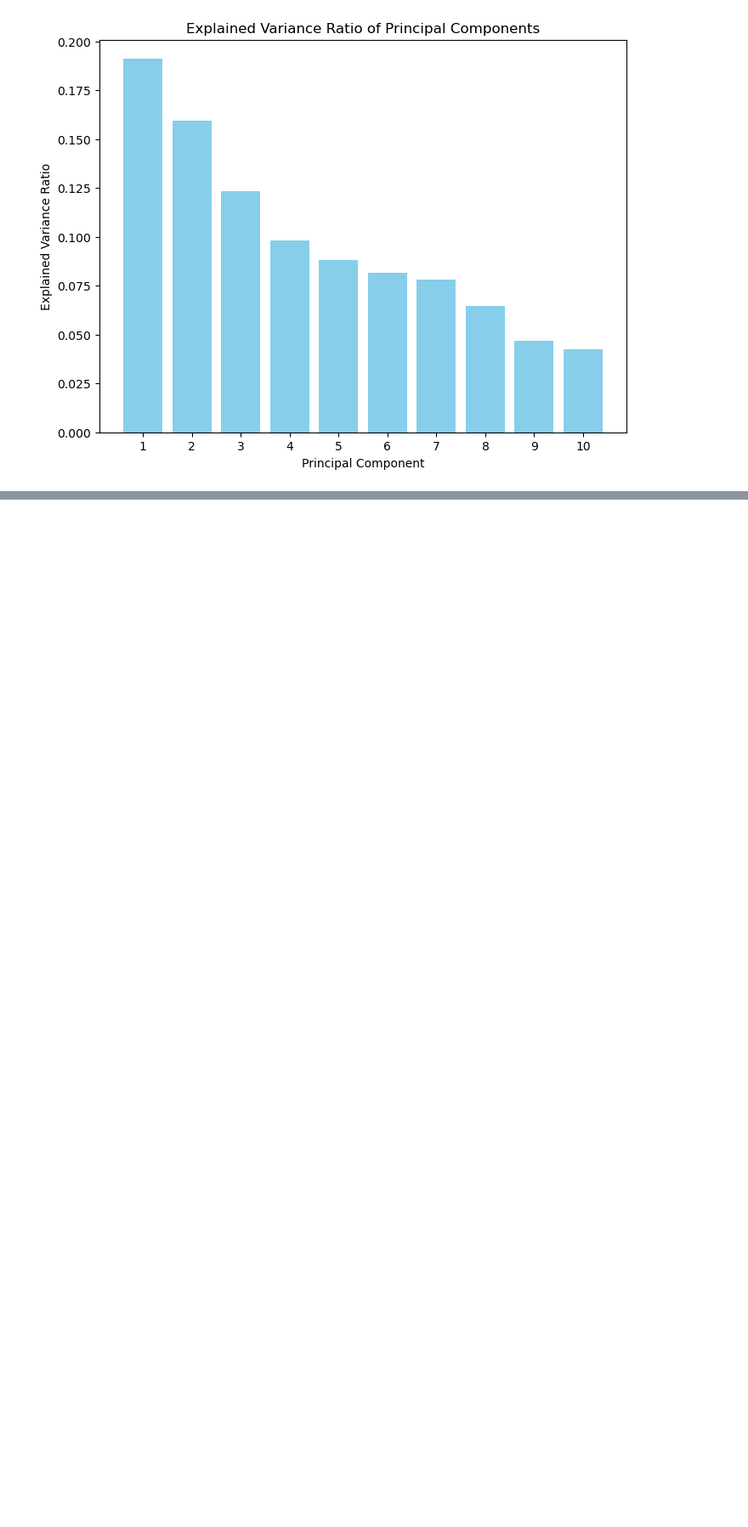
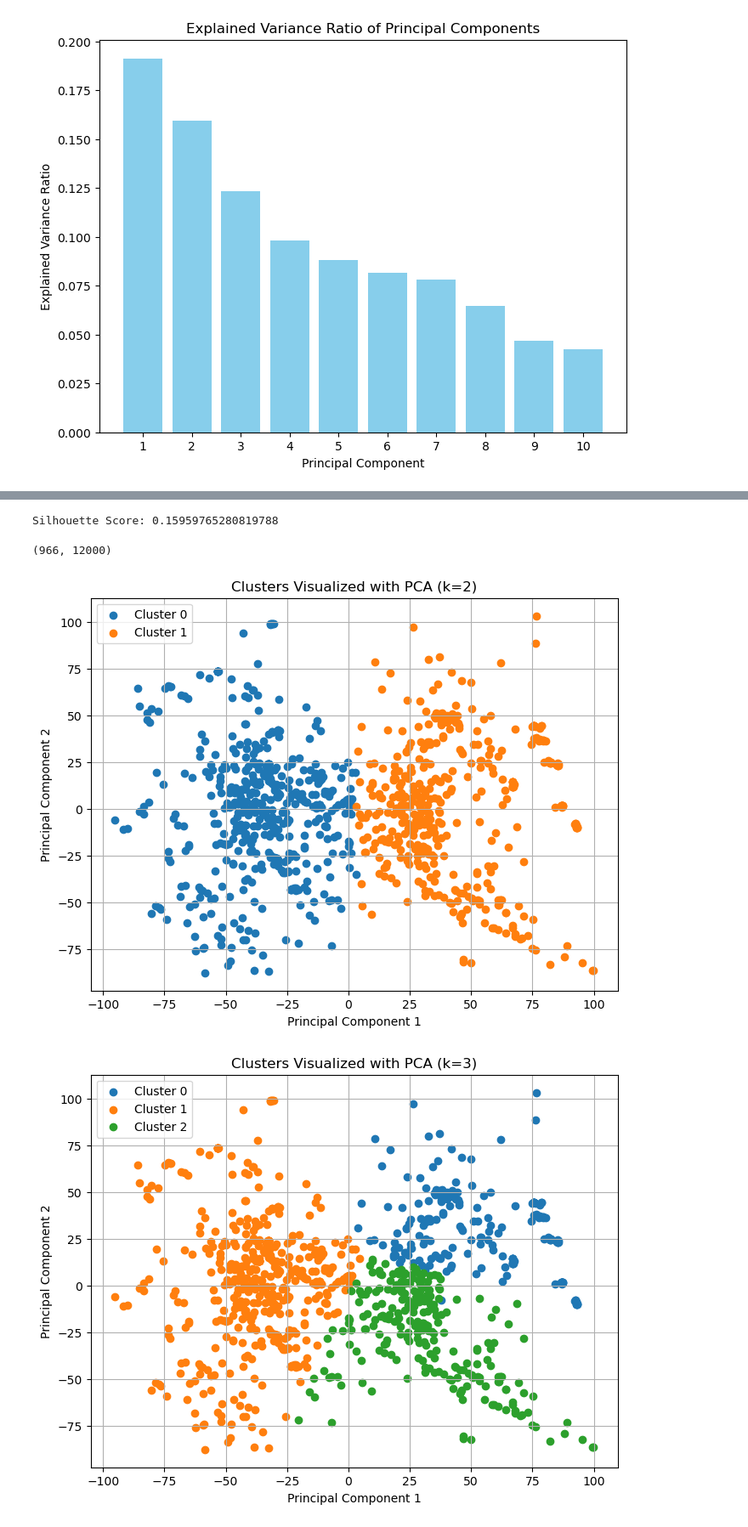
Before and after one commit to karlagular/SAU, a Jupyter notebook: testfile.ipynb, the cells around one changed output, grey strips where cells are left out. Shown at 85% size. Saved outputs shown, nothing was run; the diff lists cells and outputs as text; code cells hidden in the pictures; blank space fills up the shorter version.

```diff
--- a/testfile.ipynb
+++ b/testfile.ipynb
@@ -141,0 +276,53 @@ plt.show()
+# %%
+reshaped_data = data.reshape(data.shape[0], -1)
+
+# Choose the number of clusters (k)
+num_clusters = 3
+
+# Apply k-means clustering
+kmeans = KMeans(n_clusters=num_clusters, random_state=42)
+cluster_labels = kmeans.fit_predict(reshaped_data)
+
+# Evaluate the clustering using silhouette score
+silhouette_avg = silhouette_score(reshaped_data, cluster_labels)
+print(f"Silhouette Score: {silhouette_avg}")
+# %% [output]
+Silhouette Score: 0.15959765280819788
+# %%
+reshaped_data.shape
+# %% [output]
+(966, 12000)
+# %%
+min_clusters = 2
+max_clusters = 12
+
+# Initialize an empty DataFrame to store silhouette scores
+silhouette_scores_df = pd.DataFrame(columns=['k', 'Silhouette Score'])
+
+# Iterate over different values of k
+for k in range(min_clusters, max_clusters + 1):
+    # Apply k-means clustering
+    kmeans = KMeans(n_clusters=k, random_state=42)
+    cluster_labels = kmeans.fit_predict(reshaped_data)
+
+    # Calculate silhouette score
+    silhouette_avg = silhouette_score(reshaped_data, cluster_labels)
+
+    # Store silhouette score in the DataFrame
+    silhouette_scores_df = pd.concat([silhouette_scores_df, pd.DataFrame({'k': [k], 'Silhouette Score': [silhouette_avg]})])
+    pca = PCA(n_components=2)
+    pca_result = pca.fit_transform(reshaped_data)
+    plt.figure(figsize=(8, 6))
+    for i in range(k):
+        plt.scatter(pca_result[cluster_labels == i, 0], pca_result[cluster_labels == i, 1], label=f'Cluster {i}')
+    plt.title(f'Clusters Visualized with PCA (k={k})')
+    plt.xlabel('Principal Component 1')
+    plt.ylabel('Principal Component 2')
+    plt.legend()
+    plt.grid(True)
+    plt.show()
+# Print the table of silhouette scores
+print(silhouette_scores_df)
+# %% [output]
+[figure, added]
+[figure, added]
```
Also changed, not shown: parts of 15 cells of this notebook.
